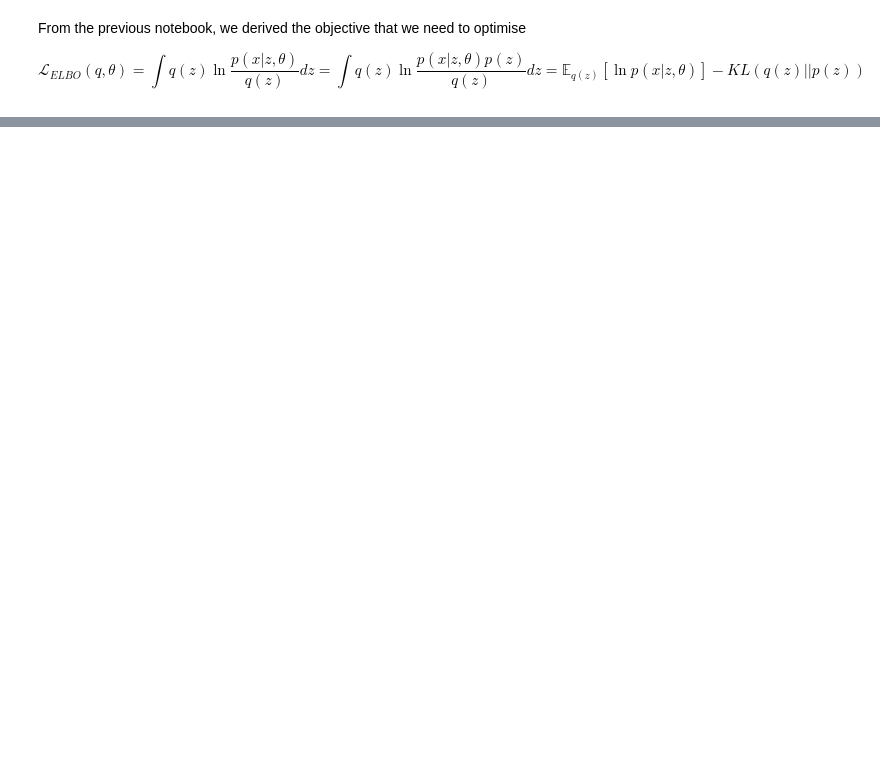
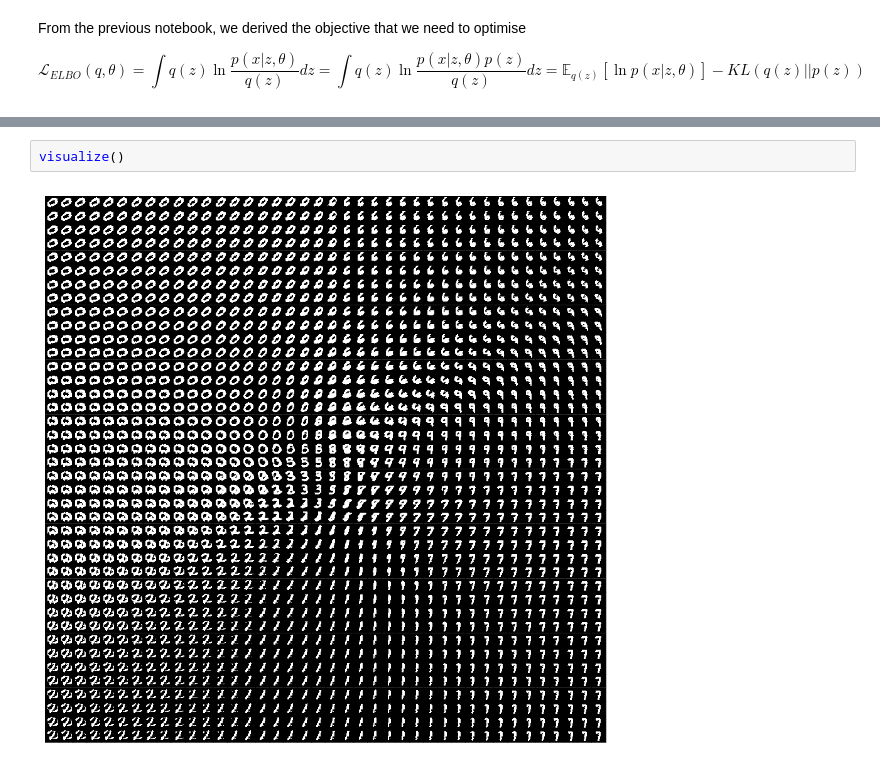
Before and after one commit to lovish1234/PyCon, a Jupyter notebook: 4-VAE2.ipynb, the cells around one changed output, grey strips where cells are left out. Saved outputs shown, nothing was run; the diff lists cells and outputs as text; blank space fills up the shorter version.

```diff
--- a/4-VAE2.ipynb
+++ b/4-VAE2.ipynb
@@ -291,0 +348,4 @@ reconstruct()
+# %%
+visualize()
+# %% [output]
+[figure, added]
```
Also changed, not shown: parts of 12 cells of this notebook.
